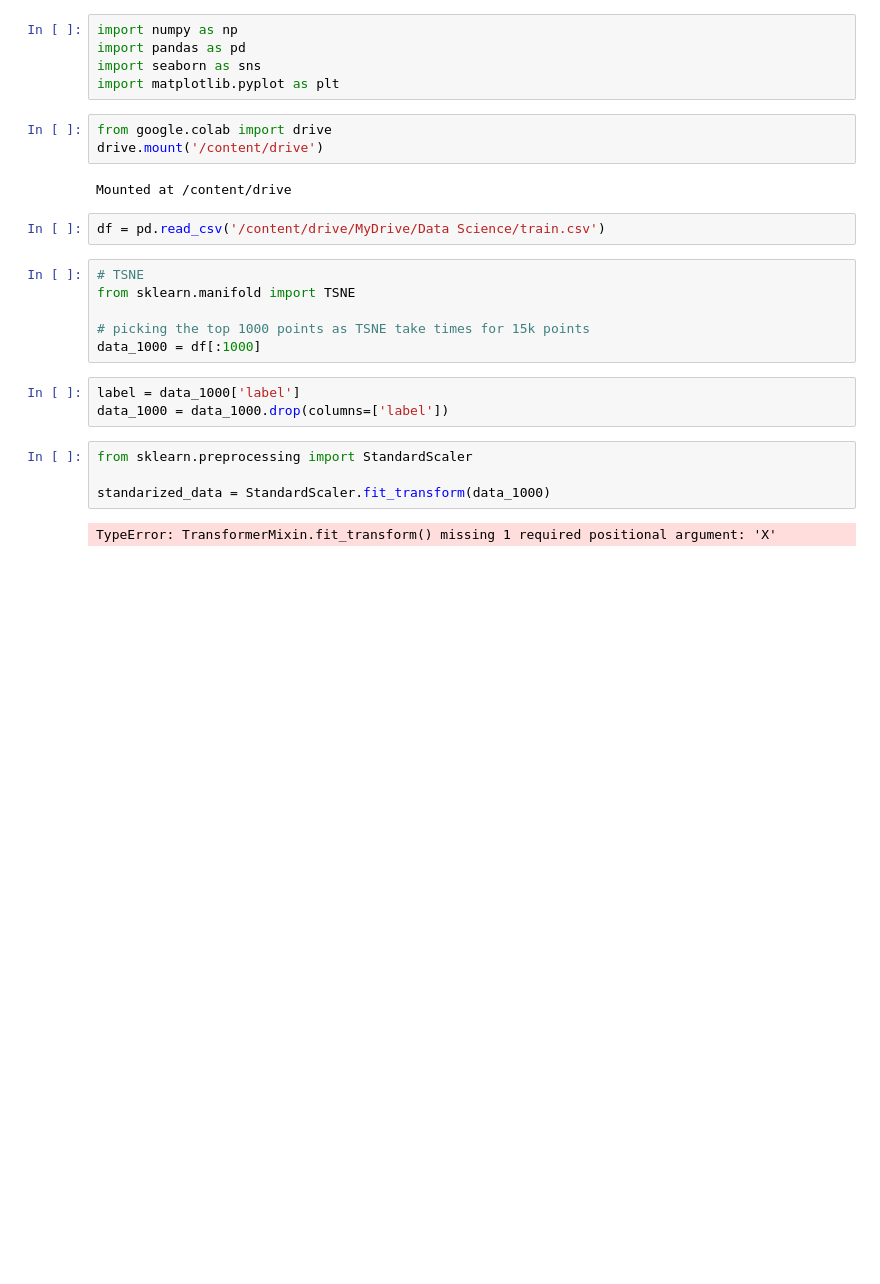
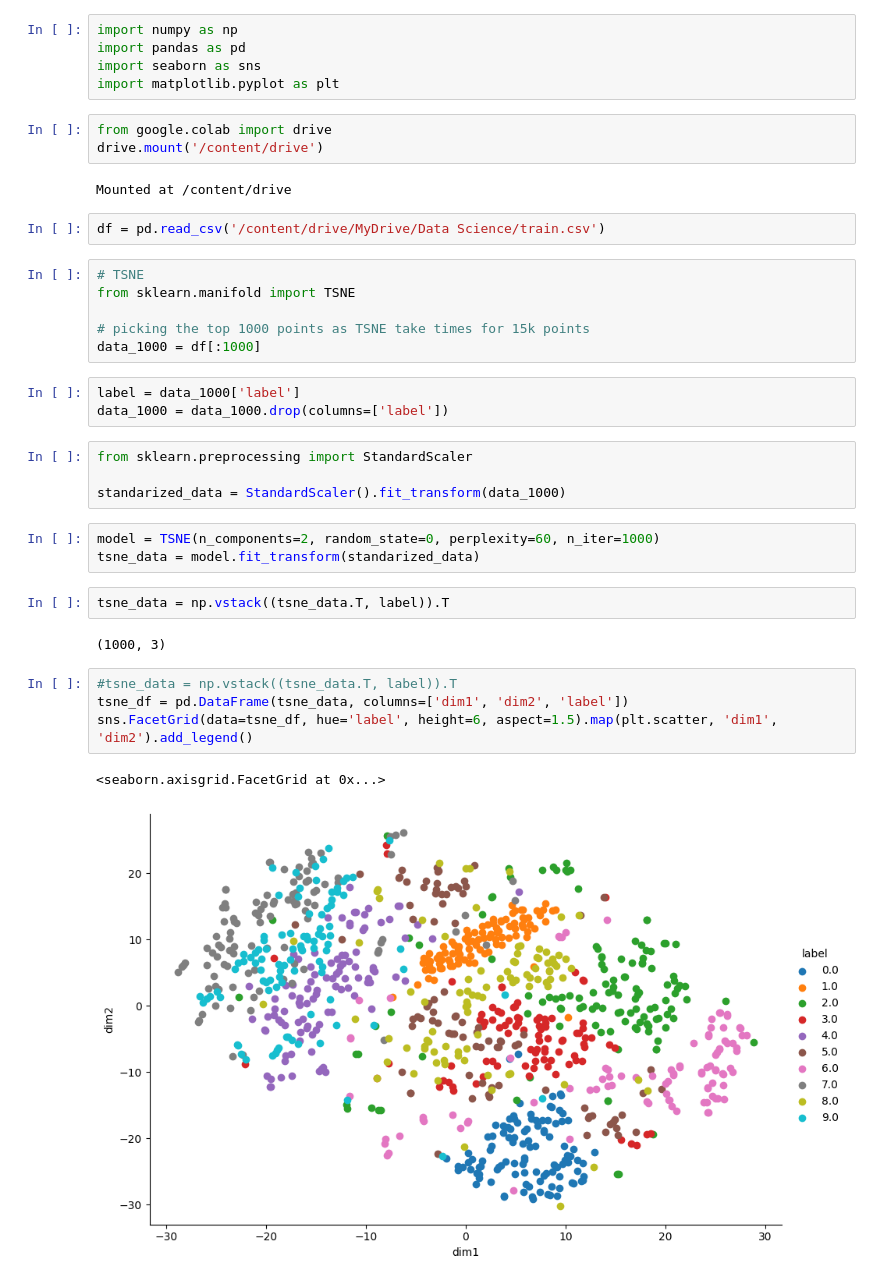
Before and after one commit to shlsharma/Data-Science, a Jupyter notebook: t_SNE_on_MNIST.ipynb, the cells around one changed output. Drawn from its saved outputs; the diff is of its cells as text; blank space fills up the shorter version.

```diff
--- a/t_SNE_on_MNIST.ipynb
+++ b/t_SNE_on_MNIST.ipynb
@@ -24,6 +24,18 @@ data_1000 = data_1000.drop(columns=['label'])
 # %%
 from sklearn.preprocessing import StandardScaler
 
-standarized_data = StandardScaler.fit_transform(data_1000)
+standarized_data = StandardScaler().fit_transform(data_1000)
-# %% [output]
-TypeError: TransformerMixin.fit_transform() missing 1 required positional argument: 'X'
+# %%
+model = TSNE(n_components=2, random_state=0, perplexity=60, n_iter=1000)
+tsne_data = model.fit_transform(standarized_data)
+# %%
+tsne_data = np.vstack((tsne_data.T, label)).T
+# %% [output]
+(1000, 3)
+# %%
+#tsne_data = np.vstack((tsne_data.T, label)).T
+tsne_df = pd.DataFrame(tsne_data, columns=['dim1', 'dim2', 'label'])
+sns.FacetGrid(data=tsne_df, hue='label', height=6, aspect=1.5).map(plt.scatter, 'dim1', 'dim2').add_legend()
+# %% [output]
+<seaborn.axisgrid.FacetGrid at 0x...>
+[figure, added]
```
